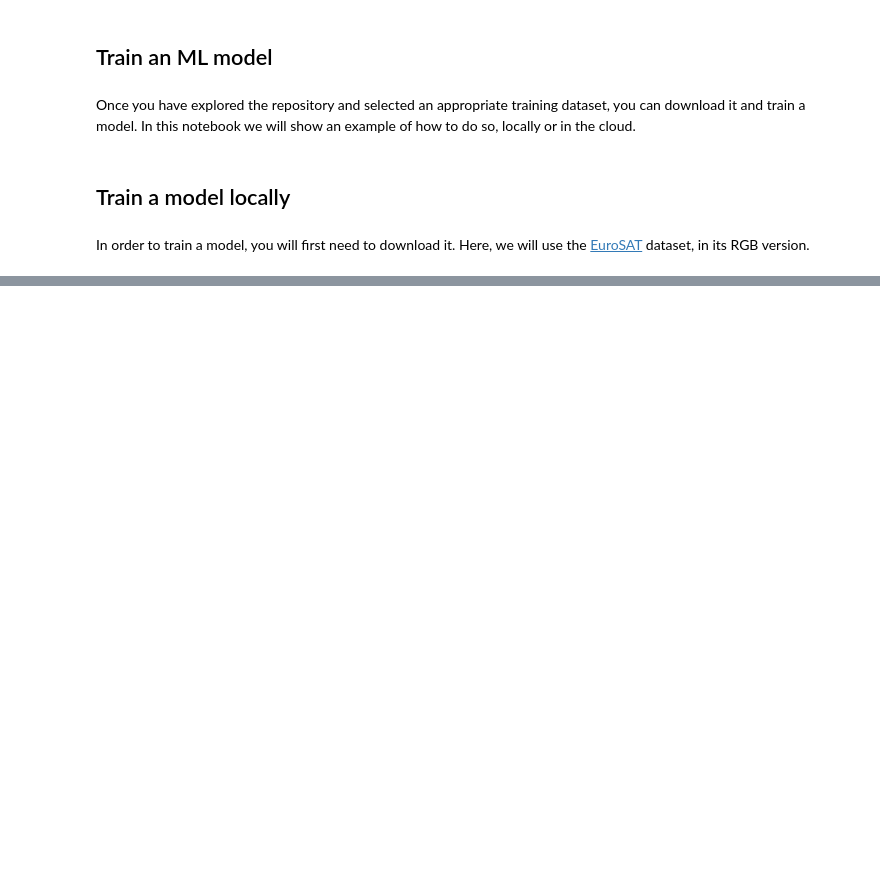
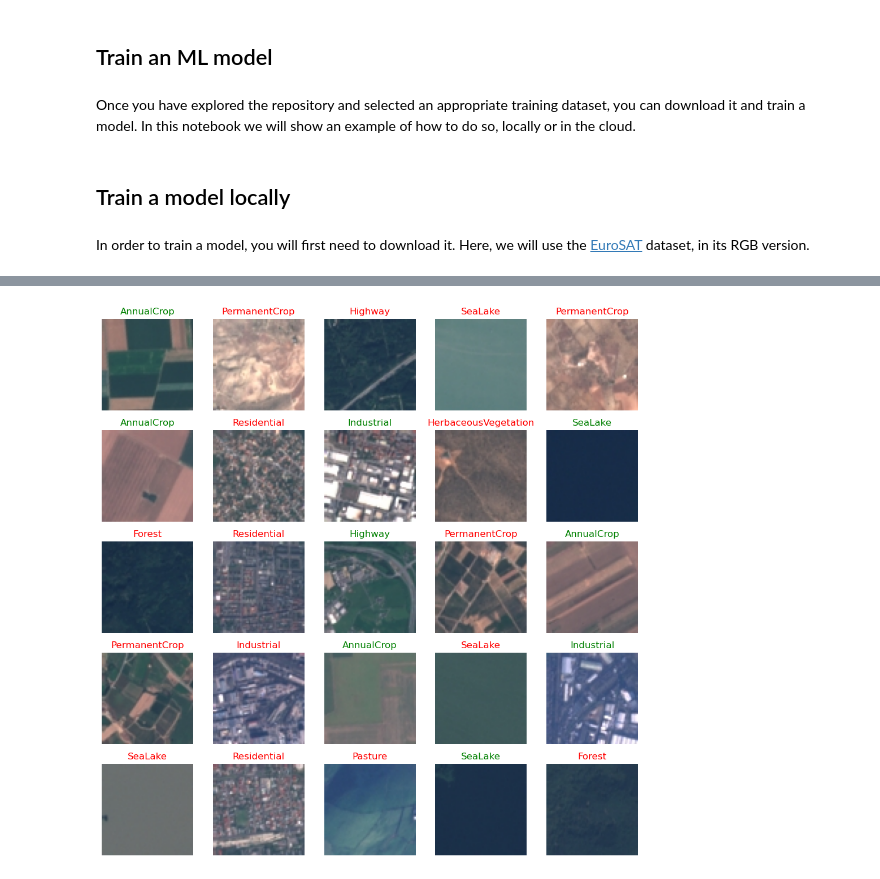
Before and after one commit to earthpulse/eotdl, a Jupyter notebook: tutorials/workshops/bids23/02_training.ipynb, the cells around one changed output, grey strips where cells are left out. Saved outputs shown, nothing was run; the diff lists cells and outputs as text; code cells hidden in the pictures; blank space fills up the shorter version.

```diff
--- a/tutorials/workshops/bids23/02_training.ipynb
+++ b/tutorials/workshops/bids23/02_training.ipynb
@@ -50,0 +96,13 @@ AttributeError: module 'pytorch_eo' has no attribute '__version__'
+# %%
+import lightning as L
+
+trainer = L.Trainer(
+    accelerator="cuda",
+    devices=1,
+    max_epochs=5,
+	enable_checkpointing=False,
+	limit_train_batches=50,
+	limit_val_batches=50,
+)
+
+trainer.fit(task, ds)
@@ -50,0 +133,25 @@ AttributeError: module 'pytorch_eo' has no attribute '__version__'
+# %%
+# extract batch from test dataloader
+
+batch = next(iter(ds.test_dataloader(shuffle=True, batch_size=25)))
+imgs, labels = batch['image'], batch['label']
+
+# compute predictions
+
+preds = task.predict(batch)
+preds = torch.argmax(preds, axis=1)
+
+# visualize predictions
+
+fig = plt.figure(figsize=(10, 10))
+for i, (img, label, pred) in enumerate(zip(imgs, labels, preds)):
+	ax = plt.subplot(5, 5, i + 1)
+	ax.imshow(img.permute(1,2,0))
+	gt = ds.classes[label.item()]
+	pred = ds.classes[pred.item()]
+	ax.set_title(gt, color="green" if gt == pred else 'red')
+	ax.axis('off')
+plt.tight_layout()
+plt.show()
+# %% [output]
+[figure, added]
```
Also changed, not shown: parts of 20 cells of this notebook, 6 other files.
